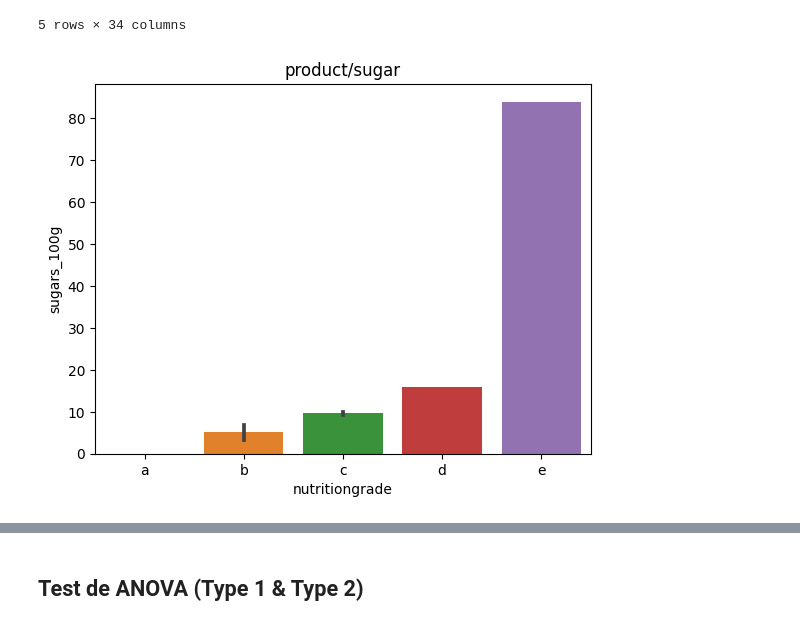
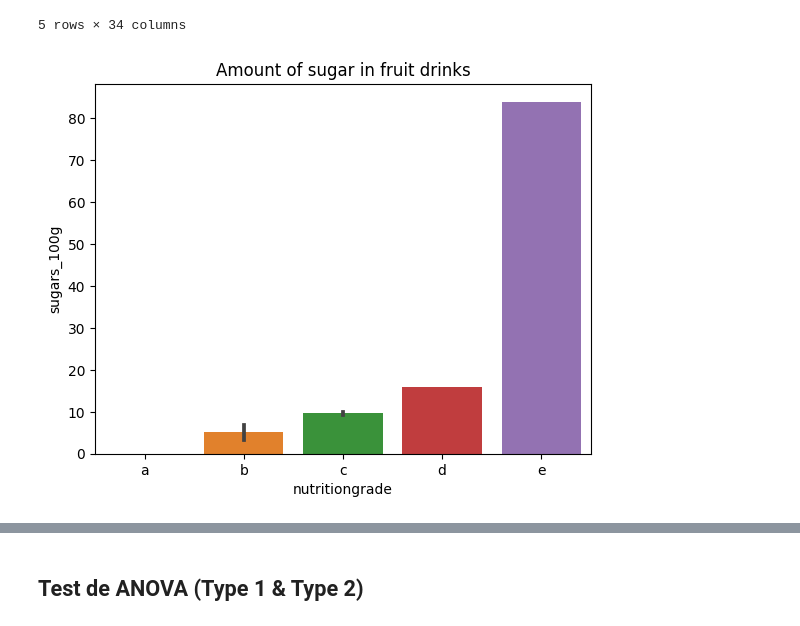
Before and after one commit to santra11/Sante-Paris2021, a Jupyter notebook: Sante-Public Paris.ipynb, the cells around one changed output, grey strips where cells are left out. Drawn from its saved outputs; the diff is of its cells as text; code cells hidden in the pictures.

```diff
--- a/Sante-Public Paris.ipynb
+++ b/Sante-Public Paris.ipynb
@@ -339,6 +360,8 @@ Index(['product_name', 'countries', 'ingredients_text', 'serving_size',
        'salt_100g', 'sodium_100g', 'vitamin-a_100g', 'vitamin-c_100g',
        'calcium_100g', 'iron_100g', 'nutrition-score_100g'],
       dtype='object')
+# %%
+df = df[df.pnns_groups_1 != 'unknown']
 # %%
 df['pnns_groups_1'].unique()
 # %% [output]
@@ -373,7 +395,8 @@ frudrinks.head(5)
 | 46140 | Oasis - Jus de pomme 100% pur | Canada | Jus de pomme fait de concentré(ea... | 250 ml | 1.0 | [ jus-de-pomme-fait-de-concentre ... | en:e300 | ... |
 5 rows × 34 columns
 # %%
-sns.barplot(x='nutritiongrade', y='sugars_100g', order=['a','b','c','d', 'e'], data= frudrinks).set_title('product/sugar')
+sns.barplot(x='nutritiongrade', y='sugars_100g', order=['a','b','c','d', 'e'], data= frudrinks)
+plt.title('Amount of sugar in fruit drinks')
 plt.savefig("barplot3.png")
 # %% [output]
-[figure, old version]
+[figure, new version]
```
Also changed, not shown: parts of 31 cells of this notebook.
